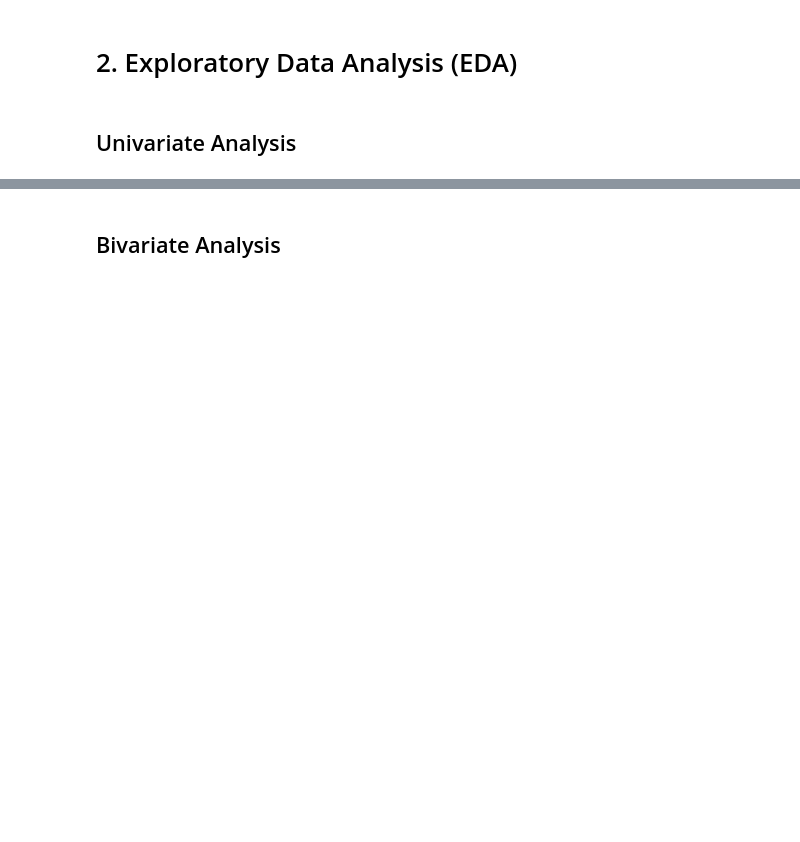
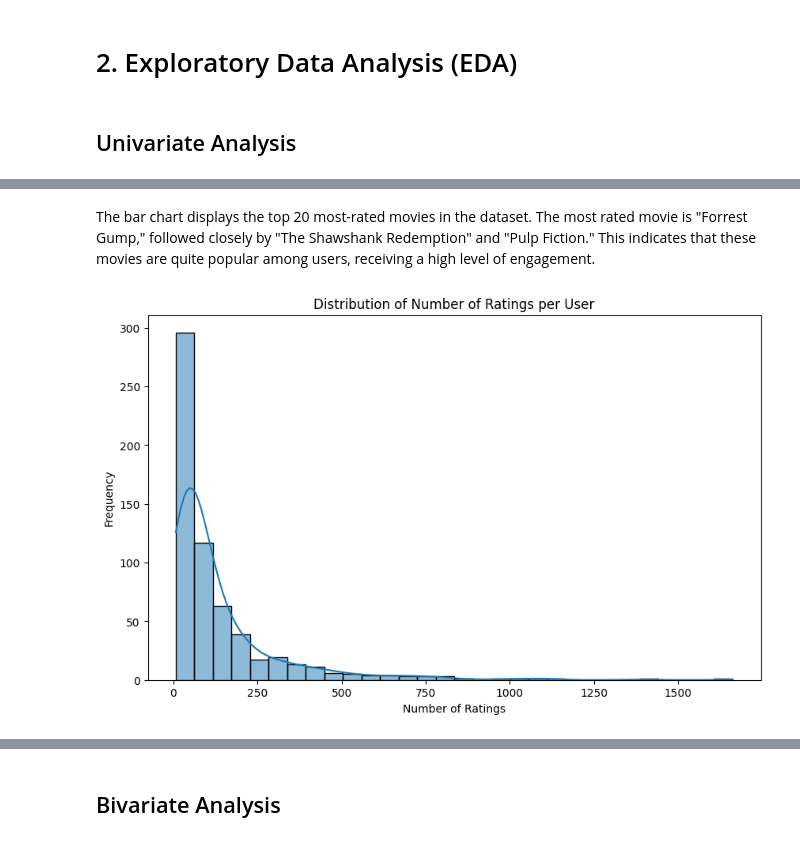
Before and after one commit to GraceRKimotho/Phase_4-Project, a Jupyter notebook: Movie_Recommendation.ipynb, the cells around one changed output, grey strips where cells are left out. Drawn from its saved outputs; the diff is of its cells as text; code cells hidden in the pictures; blank space fills up the shorter version.

```diff
--- a/Movie_Recommendation.ipynb
+++ b/Movie_Recommendation.ipynb
@@ -262,0 +373,13 @@ Text(0.5, 1.0, 'Distribution of Genres')
+# %% [markdown]
+The bar chart displays the top 20 most-rated movies in the dataset. The most rated movie is "Forrest Gump," followed closely by "The Shawshank Redemption" and "Pulp Fiction." This indicates that these movies are quite popular among users, receiving a high level of engagement.
+# %%
+# Distribution of the number of ratings per user
+plt.figure(figsize=(10, 6))
+user_ratings_count = movie_rating['userId'].value_counts()
+sns.histplot(user_ratings_count, bins=30, kde=True)
+plt.title('Distribution of Number of Ratings per User')
+plt.xlabel('Number of Ratings')
+plt.ylabel('Frequency')
+plt.show()
+# %% [output]
+[figure, added]
```
Also changed, not shown: parts of 38 cells of this notebook.
